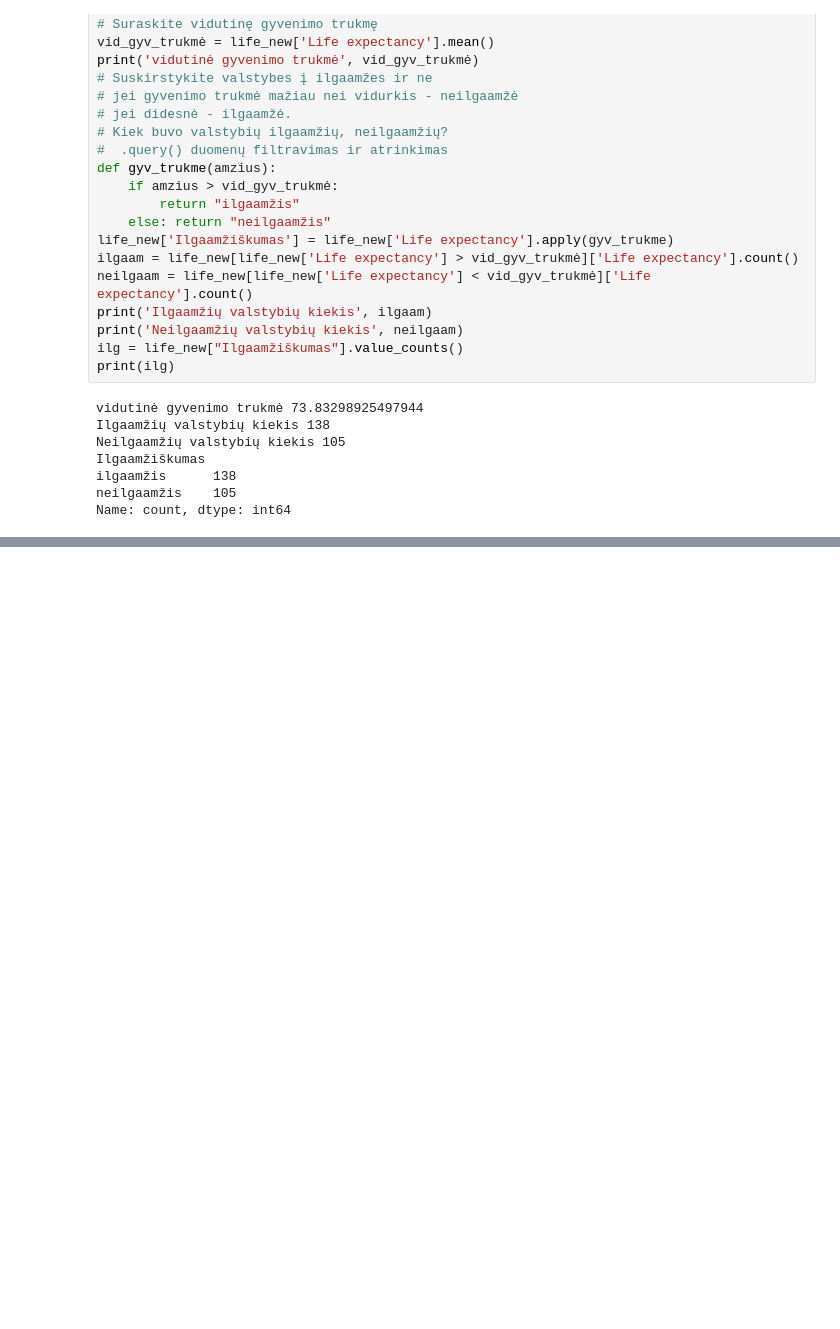
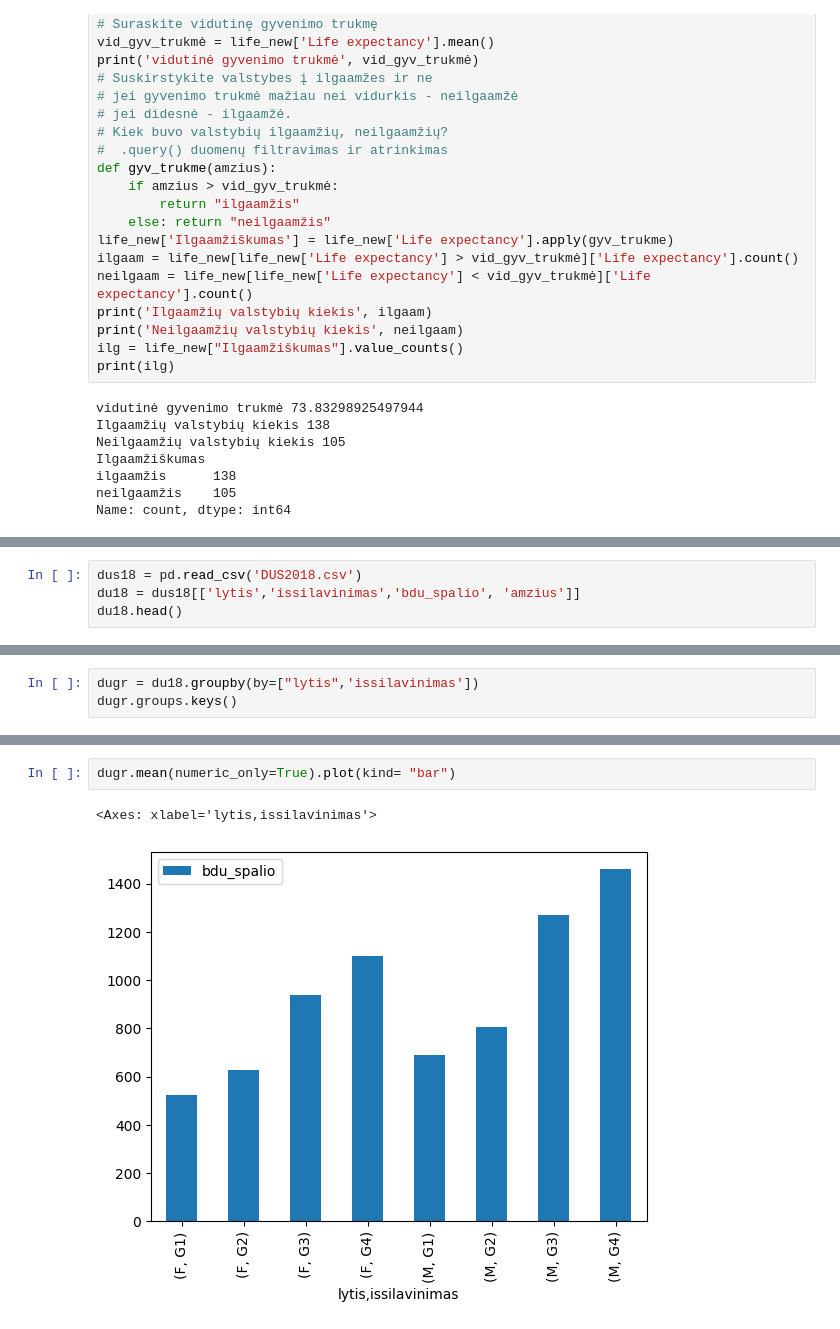
Before and after one commit to EmveeLT/JupyterNotebooks, a Jupyter notebook: Pandas2.ipynb, the cells around one changed output, grey strips where cells are left out. Cells and saved outputs as stored; diff of their text form; blank space fills up the shorter version.

```diff
--- a/Pandas2.ipynb
+++ b/Pandas2.ipynb
@@ -915,0 +1248,4 @@ Name: count, dtype: int64
+# %%
+dus18 = pd.read_csv('DUS2018.csv')
+du18 = dus18[['lytis','issilavinimas','bdu_spalio', 'amzius']]
+du18.head()
@@ -915,0 +1259,3 @@ Name: count, dtype: int64
+# %%
+dugr = du18.groupby(by=["lytis",'issilavinimas'])
+dugr.groups.keys()
@@ -915,0 +1301,5 @@ Name: count, dtype: int64
+# %%
+dugr.mean(numeric_only=True).plot(kind= "bar")
+# %% [output]
+<Axes: xlabel='lytis,issilavinimas'>
+[figure, added]
```
Also changed, not shown: parts of 48 cells of this notebook, 3 other files.
